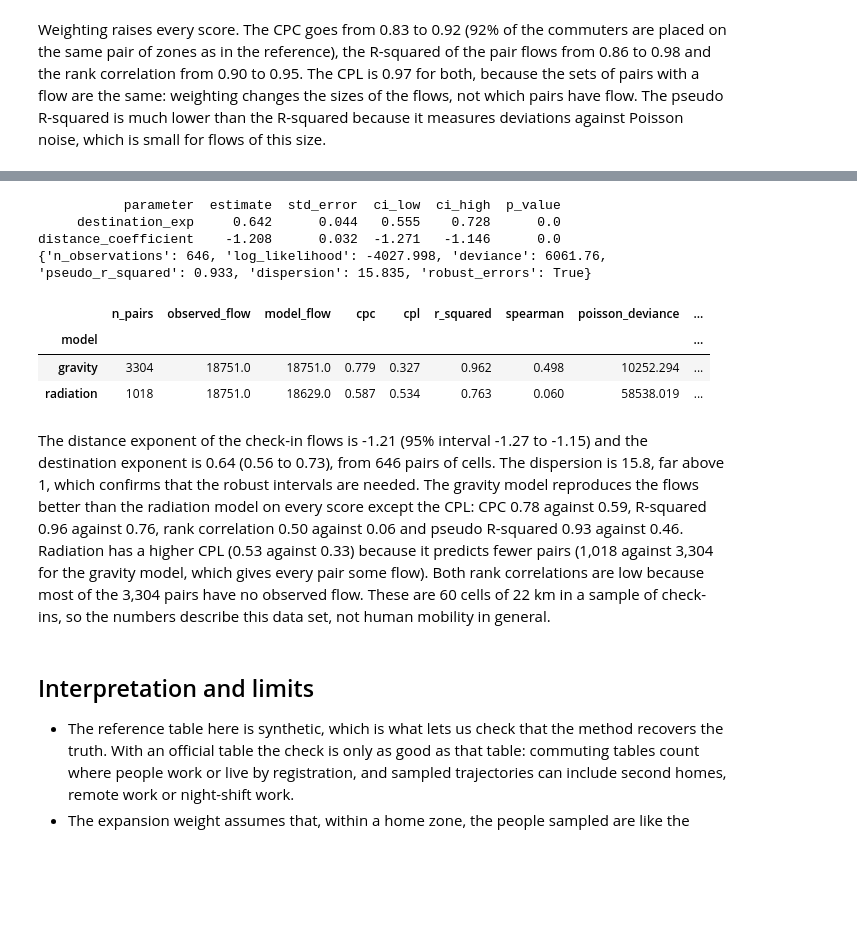
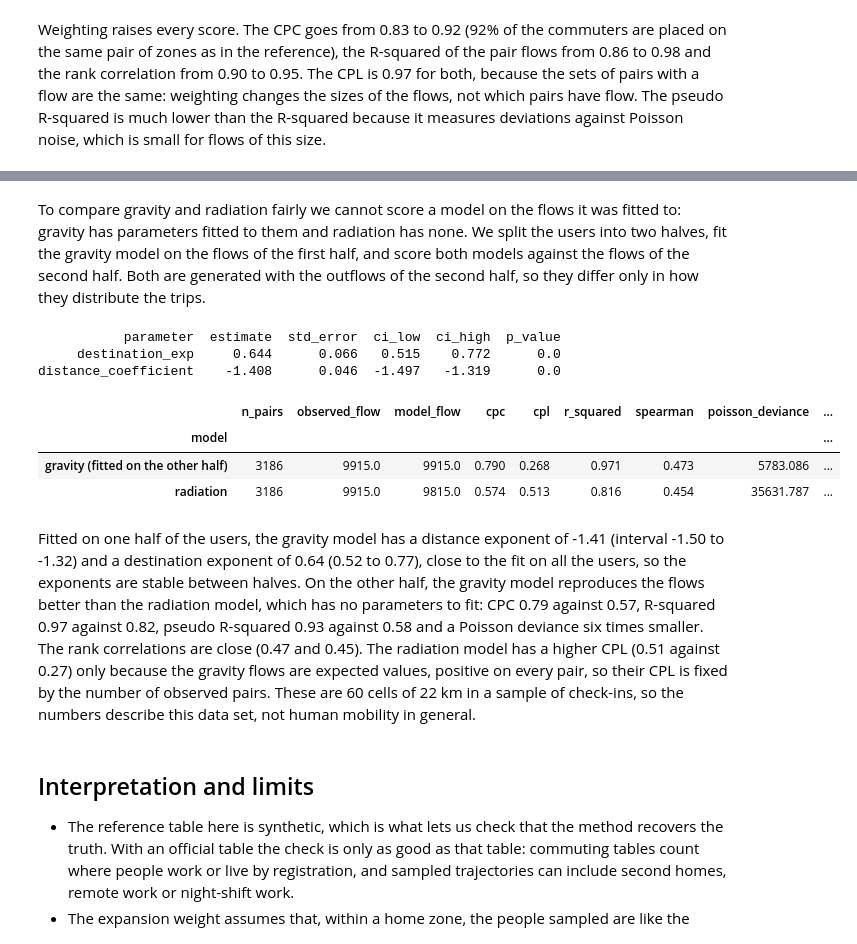
Before and after one commit to gefgu/fastmob, a Jupyter notebook: docs/src/learn/validate-against-census-flows.ipynb, the cells around one changed output, grey strips where cells are left out. Cells and saved outputs as stored; diff of their text form; code cells hidden in the pictures; blank space fills up the shorter version.

```diff
--- a/docs/src/learn/validate-against-census-flows.ipynb
+++ b/docs/src/learn/validate-against-census-flows.ipynb
@@ -263,32 +310,34 @@ print(
+# %% [markdown]
+To compare gravity and radiation fairly we cannot score a model on the flows it was fitted to: gravity has parameters fitted to them and radiation has none. We split the users into two halves, fit the gravity model on the flows of the first half, and score both models against the flows of the second half. Both are generated with the outflows of the second half, so they differ only in how they distribute the trips.
 # %%
 from fastmob.models import Radiation
 
+users = np.sort(checkins["uid"].unique())
+first = checkins["uid"].isin(users[::2])
+train_flows, _ = cell_flows(checkins[first])
+test_flows, test_locations = cell_flows(checkins[~first])
+
 gravity = Gravity(gravity_type="singly constrained")
-gravity.fit(observed)
+gravity.fit(train_flows)
 print(gravity.fit_summary().to_pandas().round(3).to_string(index=False))
-print(
-    {
-        k: round(v, 3) if isinstance(v, float) else v
-        for k, v in gravity.fit_statistics().items()
-    }
-)
 
 models = {
-    "gravity": gravity.generate(real_locations, out_format="flows"),
-    "radiation": Radiation().generate(real_locations, out_format="flows"),
+    "gravity (fitted on the other half)": gravity.generate(
+        test_locations, out_format="flows"
+    ),
+    "radiation": Radiation().generate(test_locations, out_format="flows"),
 }
-compare_flow_models(observed, models).to_pandas().set_index("model").round(3)
+compare_flow_models(test_flows, models).to_pandas().set_index("model").round(3)
 # %% [output]
            parameter  estimate  std_error  ci_low  ci_high  p_value
-     destination_exp     0.642      0.044   0.555    0.728      0.0
-distance_coefficient    -1.208      0.032  -1.271   -1.146      0.0
-{'n_observations': 646, 'log_likelihood': -4027.998, 'deviance': 6061.76, 'pseudo_r_squared': 0.933, 'dispersion': 15.835, 'robust_errors': True}
+     destination_exp     0.644      0.066   0.515    0.772      0.0
+distance_coefficient    -1.408      0.046  -1.497   -1.319      0.0
 |  | n_pairs | observed_flow | model_flow | cpc | cpl | r_squared | spearman | poisson_deviance | ... |
 | model |  |  |  |  |  |  |  |  | ... |
-| gravity | 3304 | 18751.0 | 18751.0 | 0.779 | 0.327 | 0.962 | 0.498 | 10252.294 | ... |
-| radiation | 1018 | 18751.0 | 18629.0 | 0.587 | 0.534 | 0.763 | 0.060 | 58538.019 | ... |
+| gravity (fitted on the other half) | 3186 | 9915.0 | 9915.0 | 0.790 | 0.268 | 0.971 | 0.473 | 5783.086 | ... |
+| radiation | 3186 | 9915.0 | 9815.0 | 0.574 | 0.513 | 0.816 | 0.454 | 35631.787 | ... |
 # %% [markdown]
-The distance exponent of the check-in flows is -1.21 (95% interval -1.27 to -1.15) and the destination exponent is 0.64 (0.56 to 0.73), from 646 pairs of cells. The dispersion is 15.8, far above 1, which confirms that the robust intervals are needed. The gravity model reproduces the flows better than the radiation model on every score except the CPL: CPC 0.78 against 0.59, R-squared 0.96 against 0.76, rank correlation 0.50 against 0.06 and pseudo R-squared 0.93 against 0.46. Radiation has a higher CPL (0.53 against 0.33) because it predicts fewer pairs (1,018 against 3,304 for the gravity model, which gives every pair some flow). Both rank correlations are low because most of the 3,304 pairs have no observed flow. These are 60 cells of 22 km in a sample of check-ins, so the numbers describe this data set, not human mobility in general.
+Fitted on one half of the users, the gravity model has a distance exponent of -1.41 (interval -1.50 to -1.32) and a destination exponent of 0.64 (0.52 to 0.77), close to the fit on all the users, so the exponents are stable between halves. On the other half, the gravity model reproduces the flows better than the radiation model, which has no parameters to fit: CPC 0.79 against 0.57, R-squared 0.97 against 0.82, pseudo R-squared 0.93 against 0.58 and a Poisson deviance six times smaller. The rank correlations are close (0.47 and 0.45). The radiation model has a higher CPL (0.51 against 0.27) only because the gravity flows are expected values, positive on every pair, so their CPL is fixed by the number of observed pairs. These are 60 cells of 22 km in a sample of check-ins, so the numbers describe this data set, not human mobility in general.
 # %% [markdown]
 ## Interpretation and limits
 
```
Also changed, not shown: parts of 11 cells of this notebook, 14 other files.
